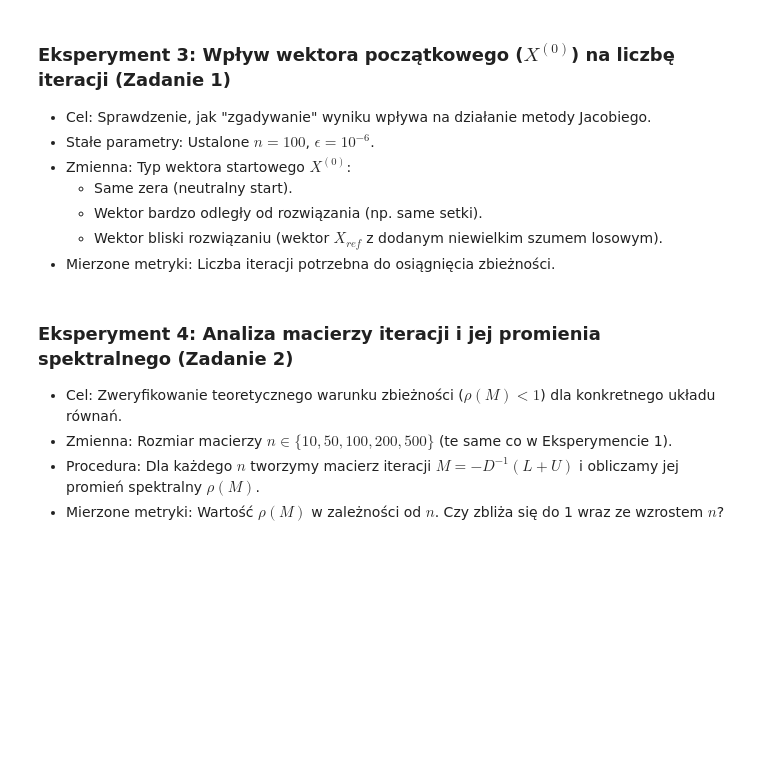
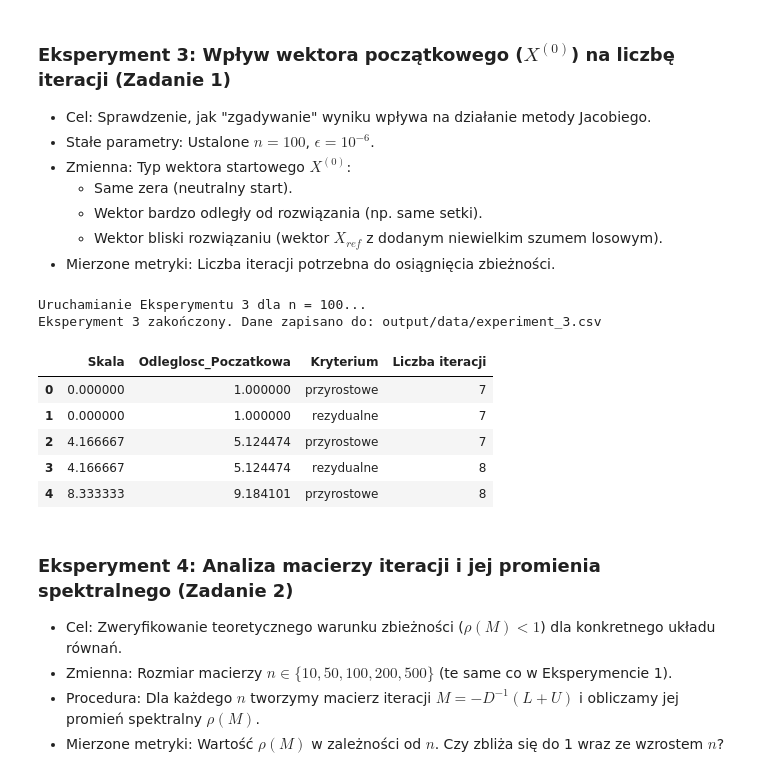
Before and after one commit to Veexeq/MOwNiT, a Jupyter notebook: lab9-linear-systems-v2/main.ipynb, the cells around one changed output. Drawn from its saved outputs; the diff is of its cells as text; code cells hidden in the pictures; blank space fills up the shorter version.

```diff
--- a/lab9-linear-systems-v2/main.ipynb
+++ b/lab9-linear-systems-v2/main.ipynb
@@ -333,6 +333,79 @@ Eksperyment 2 zakończony. Dane zapisano do: output/data/experiment_2.csv
     * Wektor bardzo odległy od rozwiązania (np. same setki).
     * Wektor bliski rozwiązaniu (wektor $X_{ref}$ z dodanym niewielkim szumem losowym).
 * Mierzone metryki: Liczba iteracji potrzebna do osiągnięcia zbieżności.
+# %%
+import os
+import numpy as np
+import pandas as pd
+import time
+
+# Słownik/lista na zebrane dane
+experiment_3_data = []
+
+# Stałe parametry eksperymentu
+N_EXP3 = 100
+EPSILON_EXP3 = 1e-6
+
+# Generowanie stałego układu równań
+A_exp3 = generate_matrix_A(N_EXP3)
+x_ref_exp3 = generate_x_ref(N_EXP3)
+b_exp3 = generate_b(A_exp3, x_ref_exp3)
+
+# Gęsta lista skal dla wektora początkowego (od bliskiego zeru do bardzo dalekiego)
+# Generujemy 25 różnych zakresów losowania
+scales = np.linspace(0, 100, 25)
+
+print(f"Uruchamianie Eksperymentu 3 dla n = {N_EXP3}...")
+
+for scale in scales:
+    # Generowanie X^(0) w zależności od skali
+    # Dla scale = 0 dostaniemy wektor samych zer
+    rng_init_exp3 = np.random.default_rng(RANDOM_SEED + int(scale * 100))
+
+    if scale == 0:
+        x_0_exp3 = np.zeros(N_EXP3)
+    else:
+        x_0_exp3 = rng_init_exp3.uniform(-scale, scale, size=N_EXP3)
+
+    # Obliczamy rzeczywistą odległość początkową od rozwiązania referencyjnego
+    initial_distance = norm_max(x_0_exp3 - x_ref_exp3)
+
+    # 1. Test kryterium przyrostowego
+    _, iters_inc, _ = jacobi_method(A_exp3, b_exp3, x_0_exp3, EPSILON_EXP3, criterion='incremental')
+
+    # 2. Test kryterium rezydualnego
+    _, iters_res, _ = jacobi_method(A_exp3, b_exp3, x_0_exp3, EPSILON_EXP3, criterion='residual')
+
+    # 3. Zapisanie wyników
+    experiment_3_data.append({
+        'Skala': scale,
+        'Odleglosc_Poczatkowa': initial_distance,
+        'Kryterium': 'przyrostowe',
+        'Liczba iteracji': iters_inc
+    })
+    experiment_3_data.append({
+        'Skala': scale,
+        'Odleglosc_Poczatkowa': initial_distance,
+        'Kryterium': 'rezydualne',
+        'Liczba iteracji': iters_res
+    })
+
+# Konwersja do DataFrame i zapis do pliku CSV
+df_exp3 = pd.DataFrame(experiment_3_data)
+csv_path_exp3 = 'output/data/experiment_3.csv'
+df_exp3.to_csv(csv_path_exp3, index=False)
+
+print(f"Eksperyment 3 zakończony. Dane zapisano do: {csv_path_exp3}")
+df_exp3.head()
+# %% [output]
+Uruchamianie Eksperymentu 3 dla n = 100...
+Eksperyment 3 zakończony. Dane zapisano do: output/data/experiment_3.csv
+|  | Skala | Odleglosc_Poczatkowa | Kryterium | Liczba iteracji |
+| 0 | 0.000000 | 1.000000 | przyrostowe | 7 |
+| 1 | 0.000000 | 1.000000 | rezydualne | 7 |
+| 2 | 4.166667 | 5.124474 | przyrostowe | 7 |
+| 3 | 4.166667 | 5.124474 | rezydualne | 8 |
+| 4 | 8.333333 | 9.184101 | przyrostowe | 8 |
 # %% [markdown]
 ### Eksperyment 4: Analiza macierzy iteracji i jej promienia spektralnego (Zadanie 2)
 * Cel: Zweryfikowanie teoretycznego warunku zbieżności ($\rho(M) < 1$) dla konkretnego układu równań.
```
Also changed, not shown: parts of 9 cells of this notebook, 5 other files.
